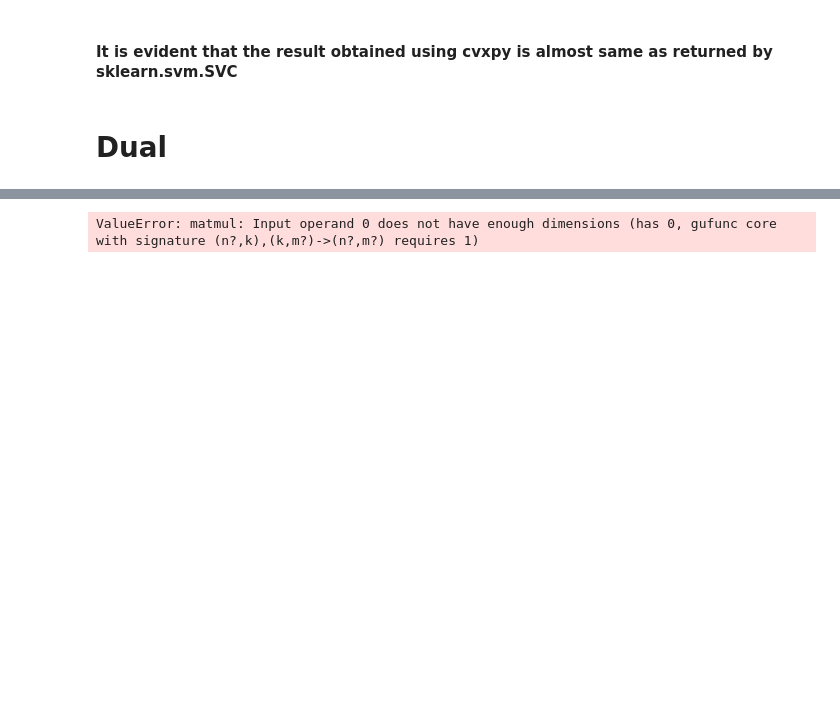
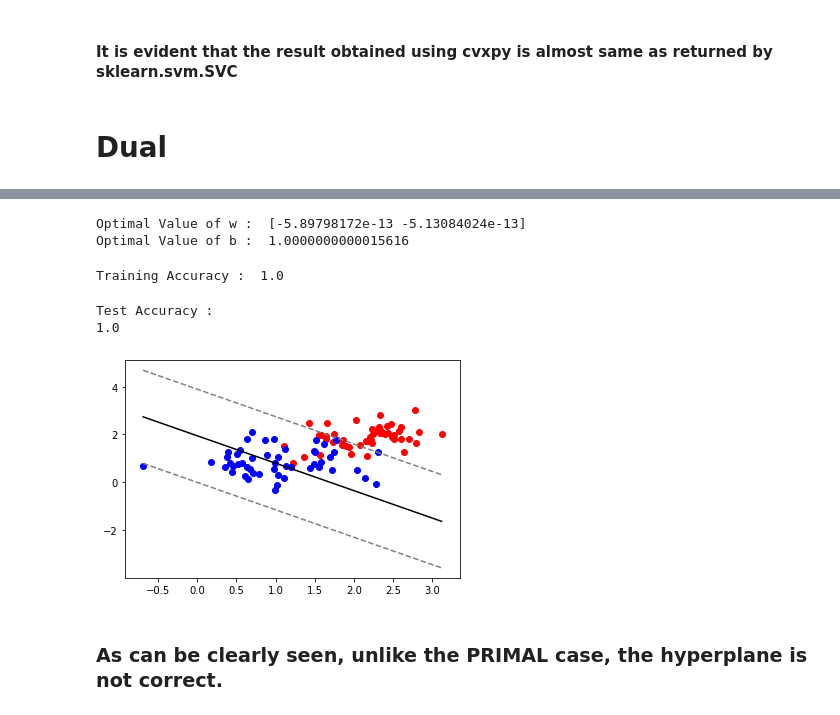
Before and after one commit to sadimanna/pattern_recognition, a Jupyter notebook: svm.ipynb, the cells around one changed output, grey strips where cells are left out. Cells and saved outputs as stored; diff of their text form; code cells hidden in the pictures; blank space fills up the shorter version.

```diff
--- a/svm.ipynb
+++ b/svm.ipynb
@@ -234,9 +234,9 @@ def get_weights_and_bias(alphas):
     cond = (alphas.value > 1e-4).reshape(-1)
     b = y[cond] - np.dot(x[cond], w)
     bias = b[0]
-    return (w,b)
+    return (w,bias)
 # %%
-alphas = cp.Variable((2*NUM,1))
+alphas = cp.Variable(2*NUM)
 Cd = cp.Parameter()
 Cd.value = 0.95
 # %%
@@ -280,17 +357,27 @@ optimal_w,optimal_b = get_weights_and_bias(alphas)
 print("Optimal Value of w : ",optimal_w)
 print("Optimal Value of b : ",optimal_b)
 # %% [output]
-ValueError: matmul: Input operand 0 does not have enough dimensions (has 0, gufunc core with signature (n?,k),(k,m?)->(n?,m?) requires 1)
+Optimal Value of w :  [-5.89798172e-13 -5.13084024e-13]
+Optimal Value of b :  1.0000000000015616
 # %%
 print("Training Accuracy : ",end=" ")
-print(np.count_nonzero([y[i]*(w.value@x[i,:].T+b.value)>=0 for i in range(2*NUM)])/(2*NUM))
+print(np.count_nonzero([y[i]*(optimal_w*x[i,:].T+optimal_b)>=0 for i in range(2*NUM)])/(2*NUM))
+# %% [output]
+Training Accuracy :  1.0
 # %%
 print("Test Accuracy : ")
-print(np.count_nonzero([y_test[i]*(w.value*x_test[i,:].T+b.value)>=0 for i in range(int(2*NUM/10))])/int(2*NUM/10))
+print(np.count_nonzero([y_test[i]*(optimal_w*x_test[i,:].T+optimal_b)>=0 for i in range(NUM)])/NUM)
+# %% [output]
+Test Accuracy :
+1.0
 # %%
 # show data and w
 fig, ax = plt.subplots()
-plot_separator(ax, optimal_w, optimal_b)
-plot_margins(ax,optimal_w,optimal_b)
+plot_separator(ax, 1e12*optimal_w, optimal_b)
+plot_margins(ax,1e12*optimal_w,optimal_b)
 plot_data_with_labels(x, y, ax)
 plt.show()
+# %% [output]
+[figure, added]
+# %% [markdown]
+### As can be clearly seen, unlike the PRIMAL case, the hyperplane is not correct.
```
Also changed, not shown: parts of 16 cells of this notebook, 1 other file.
